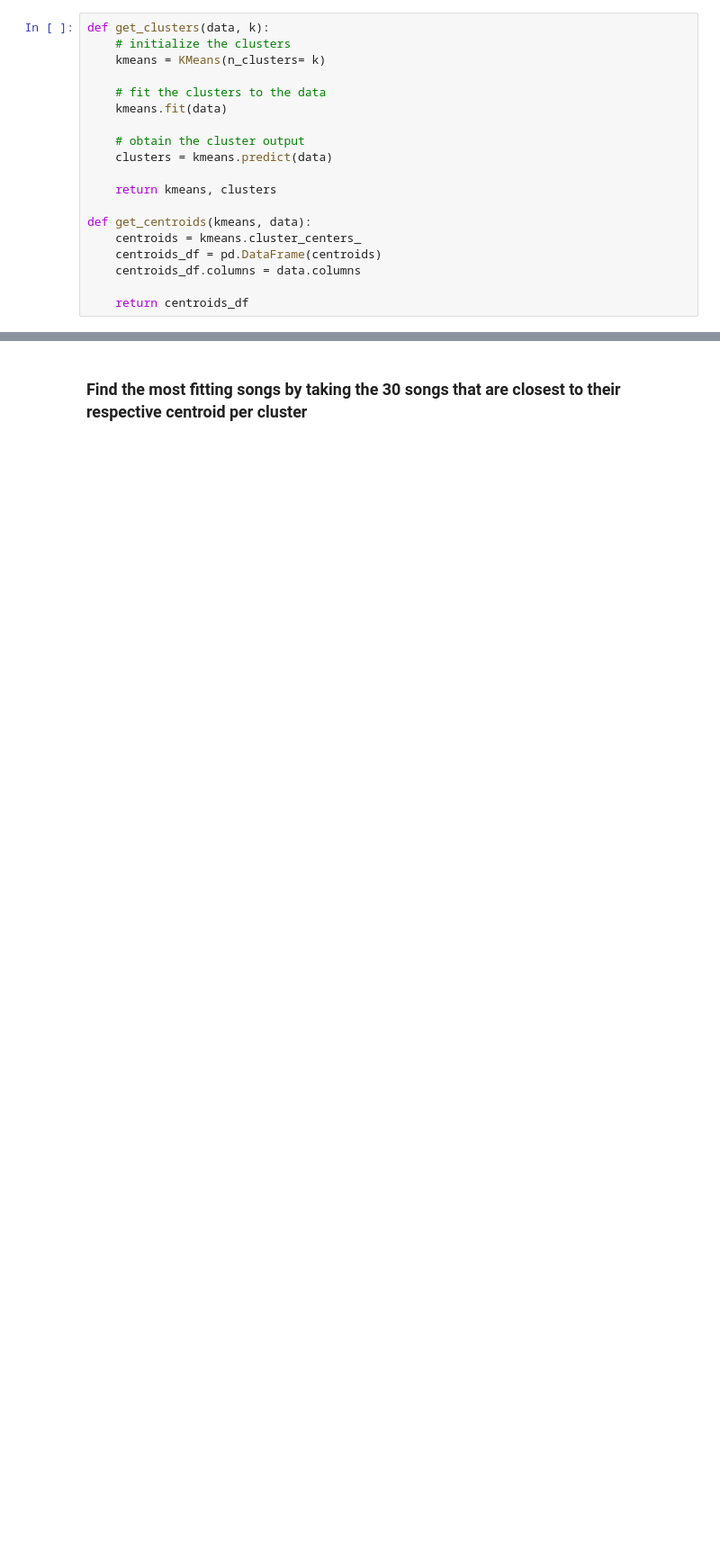
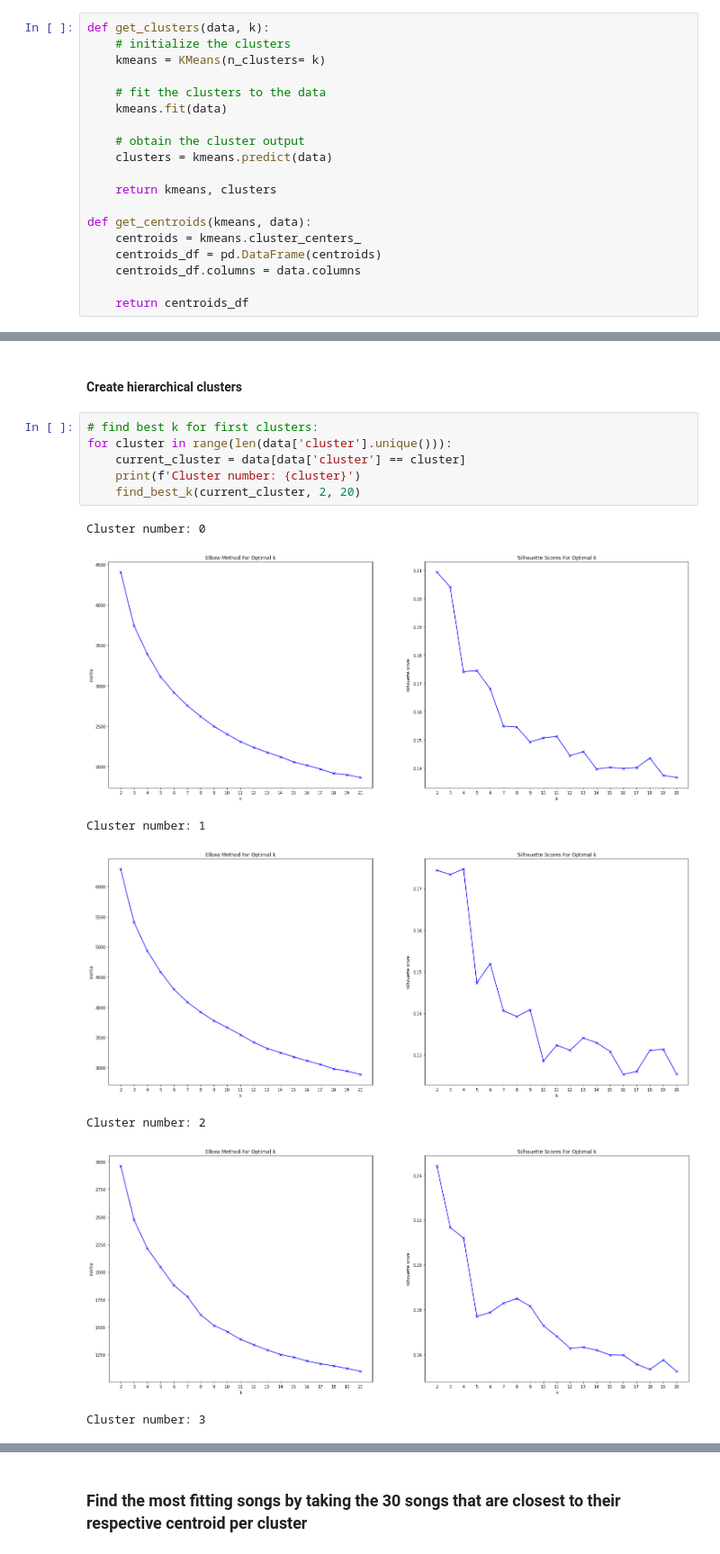
Before and after one commit to tobiasaurer/machine-learning-music, a Jupyter notebook: moosic.ipynb, the cells around one changed output, grey strips where cells are left out. Shown: that part at 90% size. Drawn from its saved outputs; the diff is of its cells as text; blank space fills up the shorter version.

```diff
--- a/moosic.ipynb
+++ b/moosic.ipynb
@@ -311,0 +311,16 @@ features_big['cluster'] = clusters
+# %% [markdown]
+#### Create hierarchical clusters
+# %%
+# find best k for first clusters:
+for cluster in range(len(data['cluster'].unique())):
+    current_cluster = data[data['cluster'] == cluster]
+    print(f'Cluster number: {cluster}')
+    find_best_k(current_cluster, 2, 20)
+# %% [output]
+Cluster number: 0
+[figure, added]
+Cluster number: 1
+[figure, added]
+Cluster number: 2
+[figure, added]
+Cluster number: 3
```
Also changed, not shown: parts of 21 cells of this notebook.
